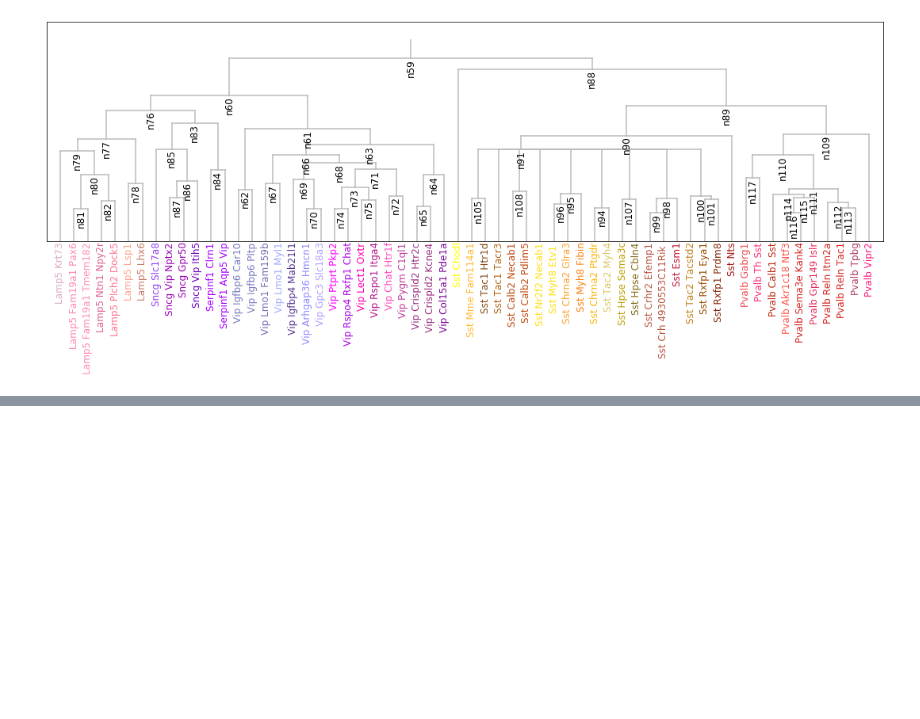
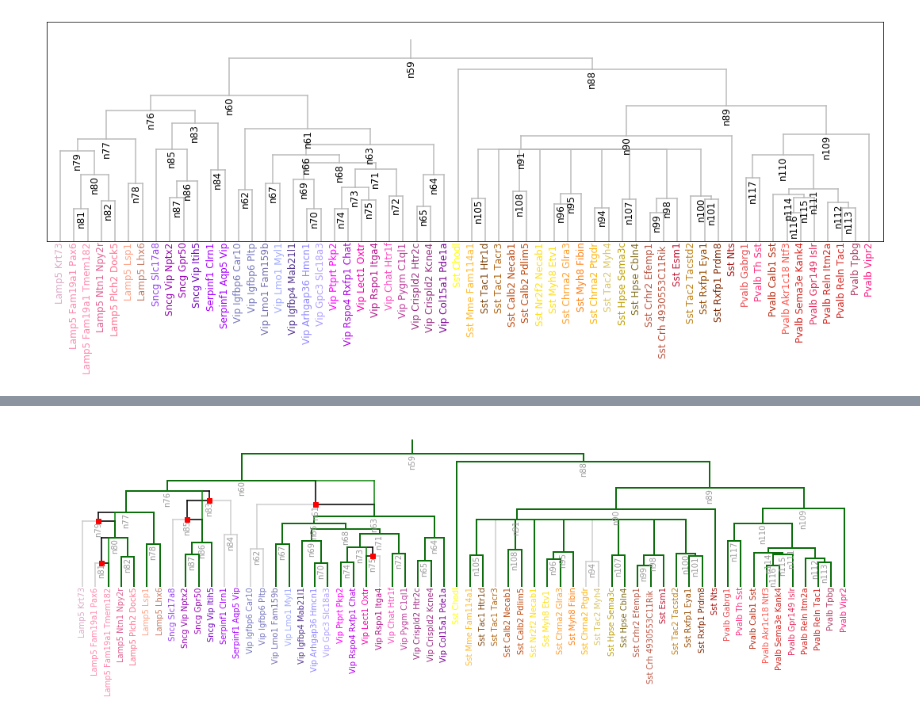
Before and after one commit to AllenInstitute/coupledAE-patchseq, a Jupyter notebook: analysis_celltype_sampling.ipynb, the cells around one changed output, grey strips where cells are left out. Saved outputs shown, nothing was run; the diff lists cells and outputs as text; code cells hidden in the pictures; blank space fills up the shorter version.

```diff
--- a/analysis_celltype_sampling.ipynb
+++ b/analysis_celltype_sampling.ipynb
@@ -45,0 +63,20 @@ plt.tight_layout()
+# %%
+simple_tree = deepcopy(kept_subtree)
+# %%
+for node in single_child_nodes:
+    node_parent = np.unique(simple_tree.parent[simple_tree.child==node])
+    node_child = np.unique(simple_tree.child[simple_tree.parent==node])
+    print(node_parent,'-->',node,'-->',node_child)
+
+    #Ignore root node special case:
+    if node_parent.size!=0:
+        #print(simple_tree.obj2df().to_string())
+        print('Parent ',simple_tree.parent[simple_tree.parent==node],' changed to ',node_parent)
+        simple_tree.parent[simple_tree.parent==node]=node_parent
+
+        #Delete the rows containing this particular node as parent or child
+        simple_tree_df = simple_tree.obj2df()
+        simple_tree_df.drop(simple_tree_df[(simple_tree_df.child==node) | (simple_tree_df.parent==node)].index,inplace=True)
+
+        #Reinitialize tree from the dataframe
+        simple_tree = HTree(htree_df=simple_tree_df)
@@ -45,0 +97,14 @@ plt.tight_layout()
+# %%
+inh_subtree.col[~inh_subtree.isleaf]='#999999'
+inh_subtree.plot((15,5),fontsize=10,skeletoncol='#CDCDCD',txtleafonly=False)
+kept_subtree.plot((15,5),skeletononly=True,skeletoncol='k',fig=plt.gcf())
+
+simple_tree.plot((15,5),skeletononly=True,skeletoncol='g',fig=plt.gcf())
+ind=np.isin(inh_subtree.child,single_child_nodes)
+plt.plot(inh_subtree.x[ind], inh_subtree.y[ind],'s',color='r')
+ax = plt.gca()
+ax.set_xlim(30,95)
+ax.axis('off')
+plt.tight_layout()
+# %% [output]
+[figure, added]
```
Also changed, not shown: parts of 13 cells of this notebook, 2 other files.
